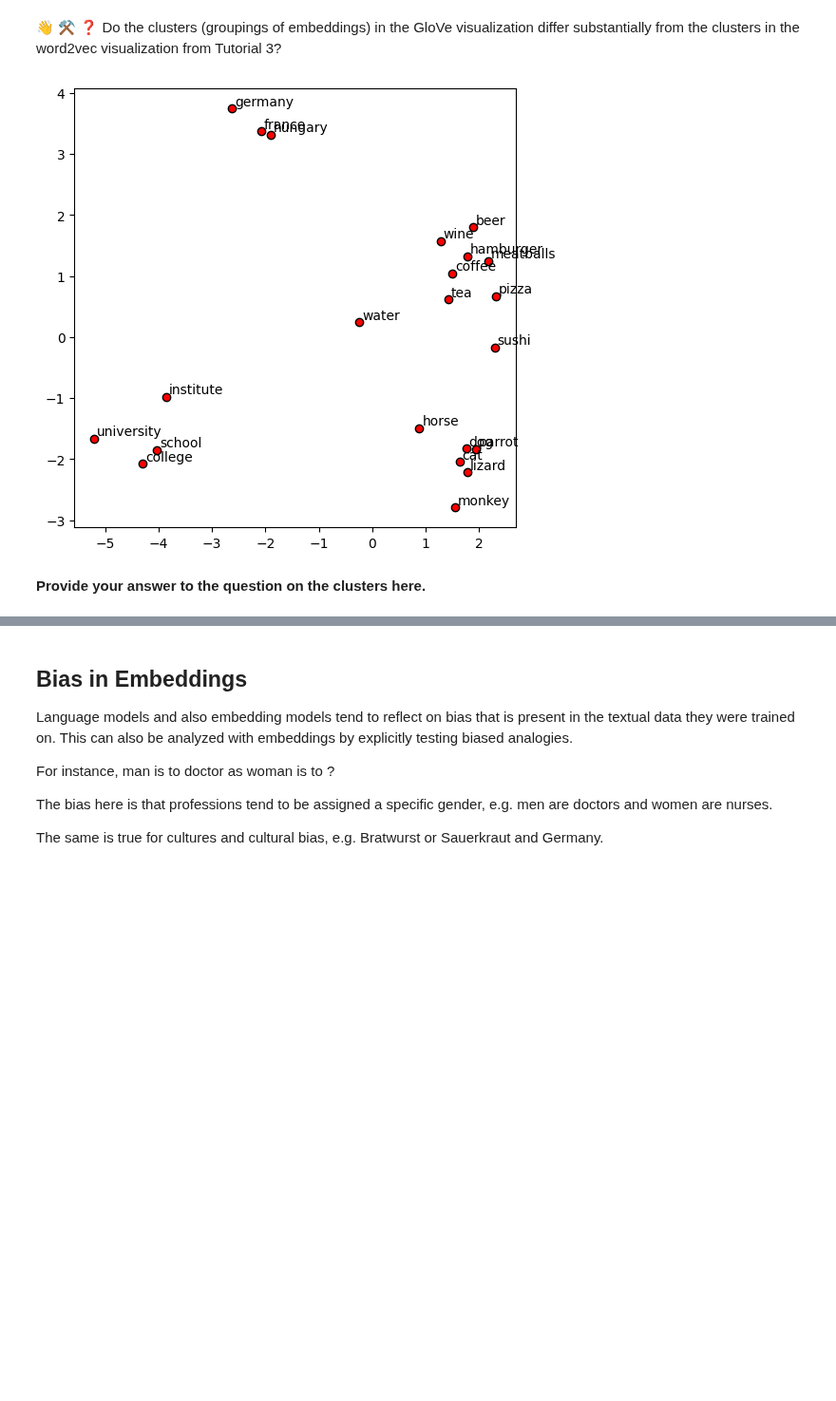
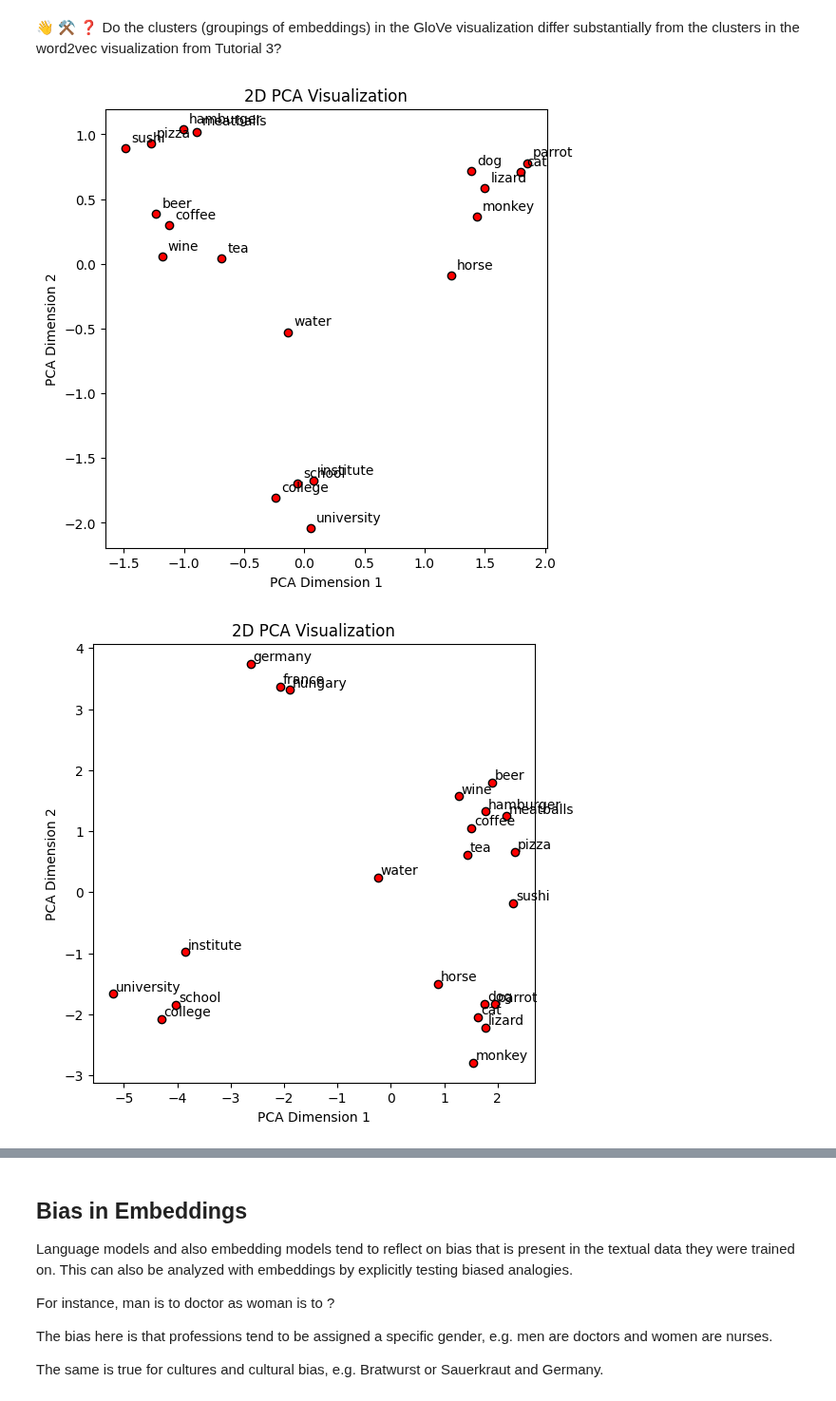
Before and after one commit to fubotz/ICL_2024W, a Jupyter notebook: HomeExercise2_Fabian_SCHAMBECK.ipynb, the cells around one changed output, grey strips where cells are left out. Shown at 95% size. Drawn from its saved outputs; the diff is of its cells as text; code cells hidden in the pictures; blank space fills up the shorter version.

```diff
--- a/HomeExercise2_Fabian_SCHAMBECK.ipynb
+++ b/HomeExercise2_Fabian_SCHAMBECK.ipynb
@@ -258,22 +258,33 @@ from matplotlib import pyplot as plt
 
 def display_pca_scatterplot(model, words):
 
-    word_vectors = np.array([model[w] for w in words])
+    available_words = [word for word in words if word in model.key_to_index]        # filter words to only include those present in the model's vocab
+
+    word_vectors = np.array([model[w] for w in available_words])
 
     twodim = PCA().fit_transform(word_vectors)[:,:2]
 
     plt.figure(figsize=(6,6))
     plt.scatter(twodim[:,0], twodim[:,1], edgecolors='k', c='r')
-    for word, (x,y) in zip(words, twodim):
+
+    for word, (x,y) in zip(available_words, twodim):
         plt.text(x+0.05, y+0.05, word)
+    plt.title("2D PCA Visualization")       # added labels
+    plt.xlabel("PCA Dimension 1")
+    plt.ylabel("PCA Dimension 2")
+    plt.show()
 # %%
-display_pca_scatterplot(glove_model,
-                        ['coffee', 'tea', 'beer', 'wine', 'water',
-                         'hamburger', 'pizza',  'sushi', 'meatballs',
-                         'dog', 'horse', 'cat', 'monkey', 'parrot', 'lizard',
-                         'france', 'germany', 'hungary',
-                         'school', 'college', 'university', 'institute'])
+words = [
+    'coffee', 'tea', 'beer', 'wine', 'water',
+    'hamburger', 'pizza', 'sushi', 'meatballs',
+    'dog', 'horse', 'cat', 'monkey', 'parrot', 'lizard',
+    'france', 'germany', 'hungary',
+    'school', 'college', 'university', 'institute'
+]
+
+display_pca_scatterplot(word2vec_model, words)
+
+display_pca_scatterplot(glove_model, words)
 # %% [output]
-[figure, old version]
+[figure, new version]
+[figure, added]
-# %% [markdown]
-**Provide your answer to the question on the clusters here.**
```
Also changed, not shown: parts of 5 cells of this notebook.
